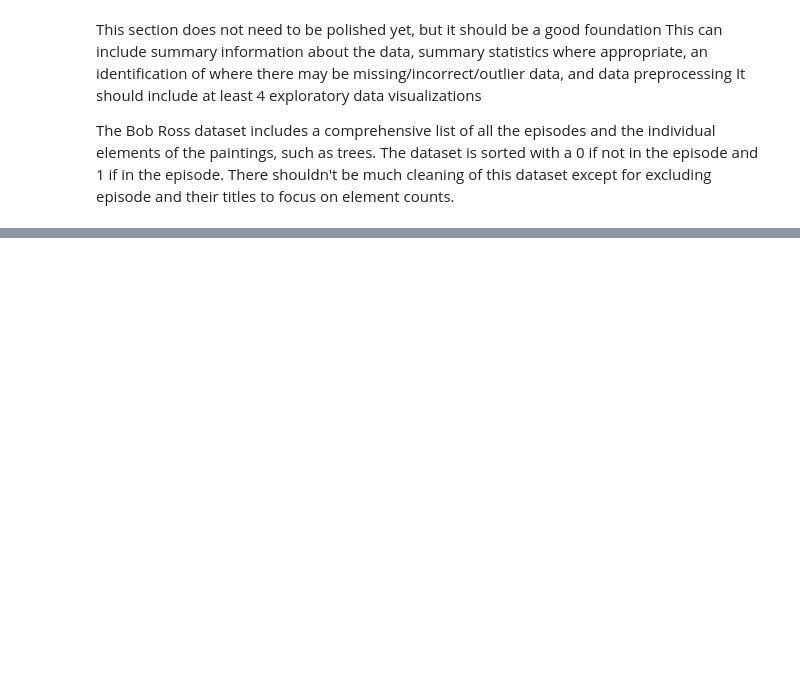
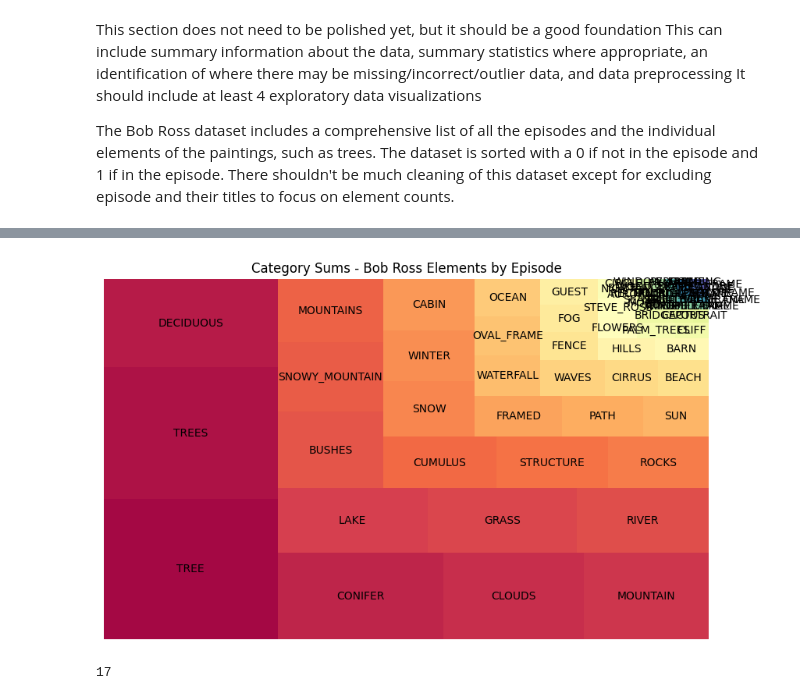
Before and after one commit to lololee88/dh140final, a Jupyter notebook: Final_Project.ipynb, the cells around one changed output, grey strips where cells are left out. Saved outputs shown, nothing was run; the diff lists cells and outputs as text; code cells hidden in the pictures; blank space fills up the shorter version.

```diff
--- a/Final_Project.ipynb
+++ b/Final_Project.ipynb
@@ -38,0 +69,20 @@ plt.show()
+# %%
+category_sums = category_sums[category_sums > 0]
+# Convert the category_sums Series into lists of labels and values
+labels = category_sums.index.tolist()  # List of category names (labels)
+values = category_sums.values.tolist()  # List of sums for each category (values)
+label_value_dict = dict(zip(labels, values))
+sorted_values, sorted_labels = zip(*sorted(zip(values, labels), reverse=True))
+# Create a treemap visualization using seaborn and squarify
+
+plt.figure(figsize=(10, 6))
+squarify.plot(sizes=sorted_values, label=sorted_labels, color=sb.color_palette("Spectral", len(sorted_values)))
+plt.axis("off")
+plt.title("Category Sums - Bob Ross Elements by Episode")
+plt.show()
+# %% [output]
+[figure, added]
+# %%
+label_value_dict["BARN"]
+# %% [output]
+17
```
Also changed, not shown: parts of 14 cells of this notebook, 2 other files.
